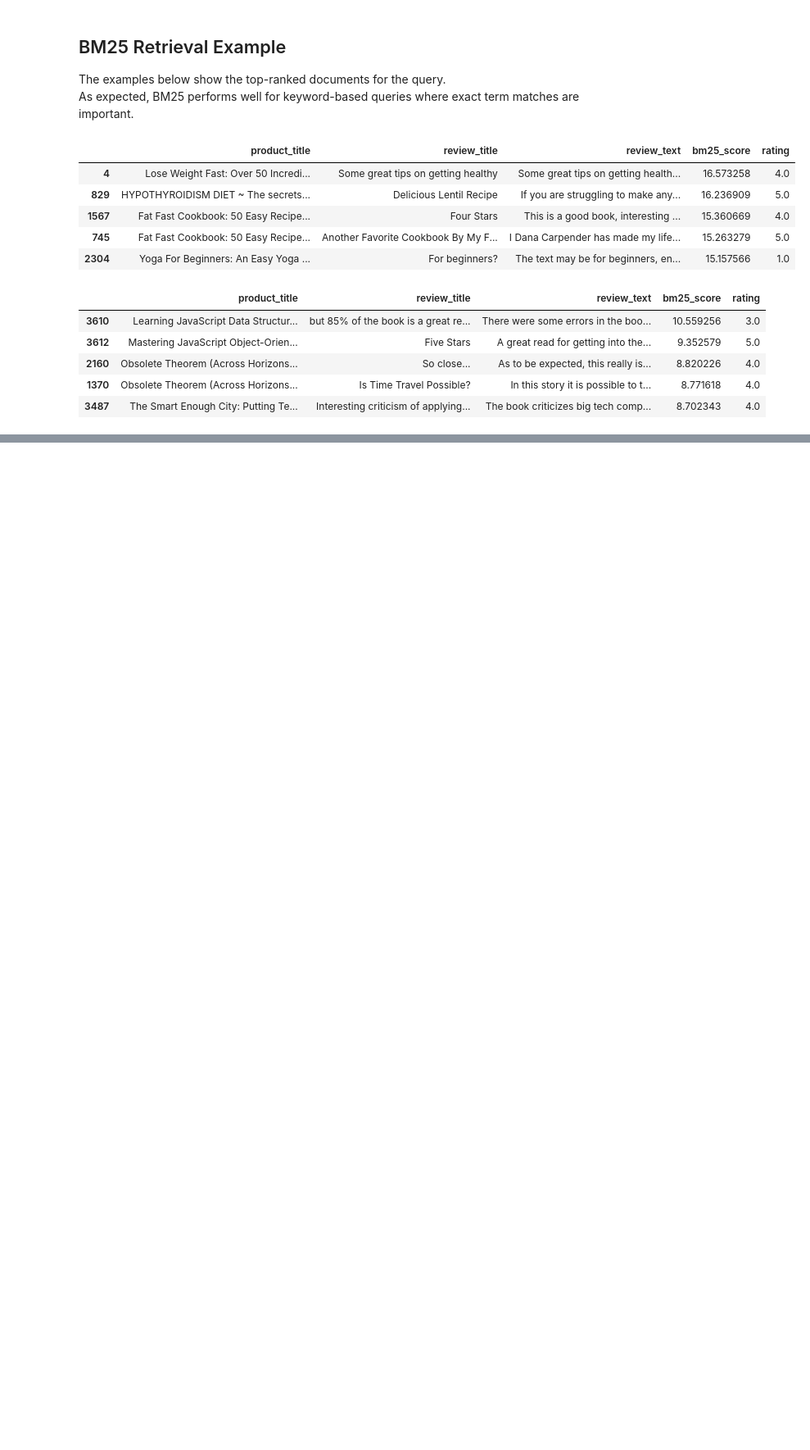
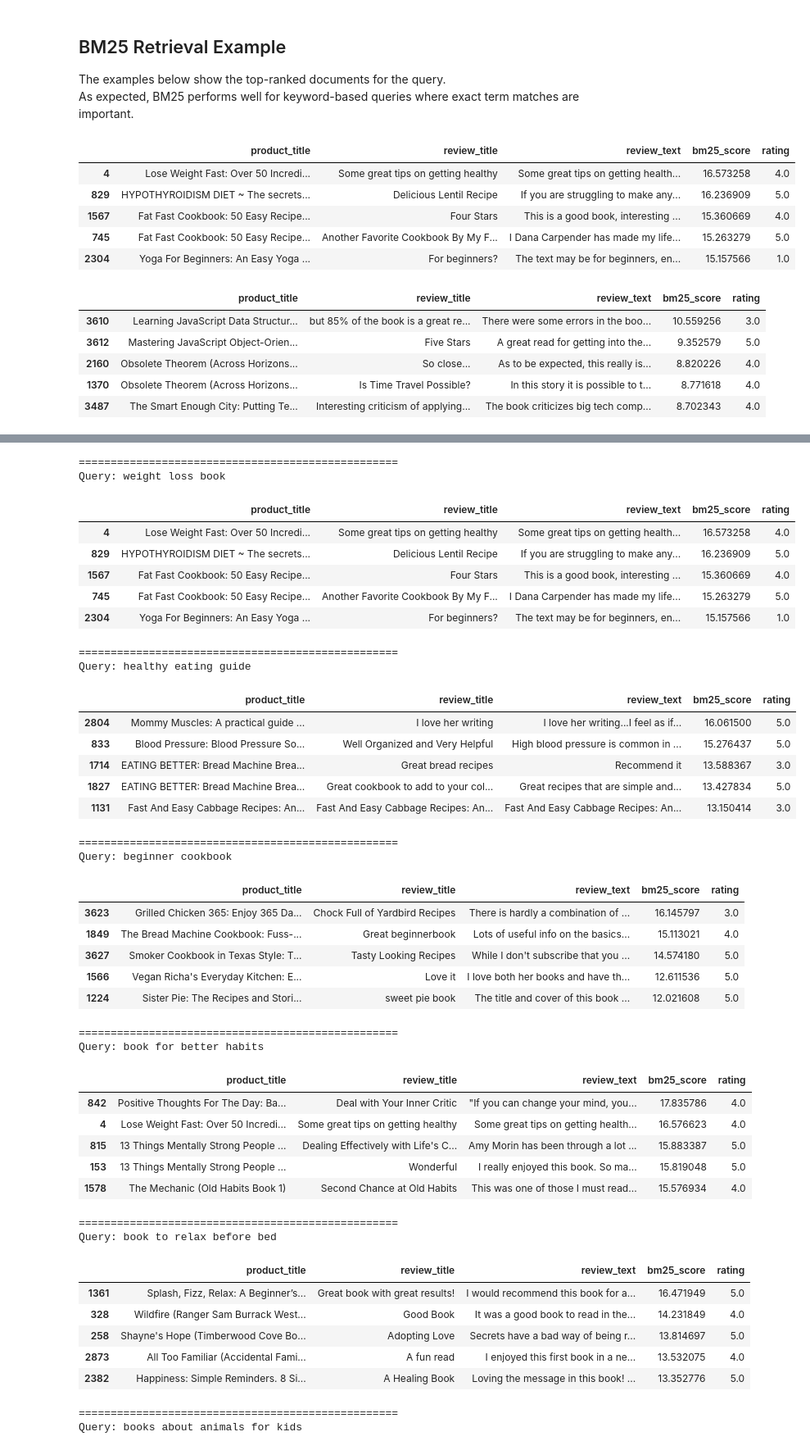
Before and after one commit to UBC-MDS/DSCI_575_project_artazyan_eduard08, a Jupyter notebook: notebooks/milestone1_exploration.ipynb, the cells around one changed output, grey strips where cells are left out. Shown at 82% size. Saved outputs shown, nothing was run; the diff lists cells and outputs as text; code cells hidden in the pictures; blank space fills up the shorter version.

Commit message:
Created 10 query set for evaluation

```diff
--- a/notebooks/milestone1_exploration.ipynb
+++ b/notebooks/milestone1_exploration.ipynb
@@ -378,0 +370,69 @@ bm25_ex3
+# %%
+queries = [
+    "weight loss book",
+    "healthy eating guide",
+    "beginner cookbook",
+
+    "book for better habits",
+    "book to relax before bed",
+    "books about animals for kids",
+
+    "best books for relaxing before sleep",
+    "stories about friendship and growth",
+    "good books for beginners learning investing",
+    "novels for long flights"
+]
+# %%
+bm25_outputs = {}
+
+for q in queries:
+    bm25_outputs[q] = bm25_search(q, bm25_model, merged_df, top_k=5)
+# %%
+for q in queries:
+
+    print("=" * 50)
+    print(f"Query: {q}")
+    display(bm25_outputs[q])
+# %% [output]
+==================================================
+Query: weight loss book
+|  | product_title | review_title | review_text | bm25_score | rating |
+| 4 | Lose Weight Fast: Over 50 Incredi... | Some great tips on getting healthy | Some great tips on getting health... | 16.573258 | 4.0 |
+| 829 | HYPOTHYROIDISM DIET ~ The secrets... | Delicious Lentil Recipe | If you are struggling to make any... | 16.236909 | 5.0 |
+| 1567 | Fat Fast Cookbook: 50 Easy Recipe... | Four Stars | This is a good book, interesting ... | 15.360669 | 4.0 |
+| 745 | Fat Fast Cookbook: 50 Easy Recipe... | Another Favorite Cookbook By My F... | I Dana Carpender has made my life... | 15.263279 | 5.0 |
+| 2304 | Yoga For Beginners: An Easy Yoga ... | For beginners? | The text may be for beginners, en... | 15.157566 | 1.0 |
+==================================================
+Query: healthy eating guide
+|  | product_title | review_title | review_text | bm25_score | rating |
+| 2804 | Mommy Muscles: A practical guide ... | I love her writing | I love her writing...I feel as if... | 16.061500 | 5.0 |
+| 833 | Blood Pressure: Blood Pressure So... | Well Organized and Very Helpful | High blood pressure is common in ... | 15.276437 | 5.0 |
+| 1714 | EATING BETTER: Bread Machine Brea... | Great bread recipes | Recommend it | 13.588367 | 3.0 |
+| 1827 | EATING BETTER: Bread Machine Brea... | Great cookbook to add to your col... | Great recipes that are simple and... | 13.427834 | 5.0 |
+| 1131 | Fast And Easy Cabbage Recipes: An... | Fast And Easy Cabbage Recipes: An... | Fast And Easy Cabbage Recipes: An... | 13.150414 | 3.0 |
+==================================================
+Query: beginner cookbook
+|  | product_title | review_title | review_text | bm25_score | rating |
+| 3623 | Grilled Chicken 365: Enjoy 365 Da... | Chock Full of Yardbird Recipes | There is hardly a combination of ... | 16.145797 | 3.0 |
+| 1849 | The Bread Machine Cookbook: Fuss-... | Great beginnerbook | Lots of useful info on the basics... | 15.113021 | 4.0 |
+| 3627 | Smoker Cookbook in Texas Style: T... | Tasty Looking Recipes | While I don't subscribe that you ... | 14.574180 | 5.0 |
+| 1566 | Vegan Richa's Everyday Kitchen: E... | Love it | I love both her books and have th... | 12.611536 | 5.0 |
+| 1224 | Sister Pie: The Recipes and Stori... | sweet pie book | The title and cover of this book ... | 12.021608 | 5.0 |
+==================================================
+Query: book for better habits
+|  | product_title | review_title | review_text | bm25_score | rating |
+| 842 | Positive Thoughts For The Day: Ba... | Deal with Your Inner Critic | "If you can change your mind, you... | 17.835786 | 4.0 |
+| 4 | Lose Weight Fast: Over 50 Incredi... | Some great tips on getting healthy | Some great tips on getting health... | 16.576623 | 4.0 |
+| 815 | 13 Things Mentally Strong People ... | Dealing Effectively with Life's C... | Amy Morin has been through a lot ... | 15.883387 | 5.0 |
+| 153 | 13 Things Mentally Strong People ... | Wonderful | I really enjoyed this book. So ma... | 15.819048 | 5.0 |
+| 1578 | The Mechanic (Old Habits Book 1) | Second Chance at Old Habits | This was one of those I must read... | 15.576934 | 4.0 |
+==================================================
+Query: book to relax before bed
+|  | product_title | review_title | review_text | bm25_score | rating |
+| 1361 | Splash, Fizz, Relax: A Beginner’s... | Great book with great results! | I would recommend this book for a... | 16.471949 | 5.0 |
+| 328 | Wildfire (Ranger Sam Burrack West... | Good Book | It was a good book to read in the... | 14.231849 | 4.0 |
+| 258 | Shayne's Hope (Timberwood Cove Bo... | Adopting Love | Secrets have a bad way of being r... | 13.814697 | 5.0 |
+| 2873 | All Too Familiar (Accidental Fami... | A fun read | I enjoyed this first book in a ne... | 13.532075 | 4.0 |
+| 2382 | Happiness: Simple Reminders. 8 Si... | A Healing Book | Loving the message in this book! ... | 13.352776 | 5.0 |
+==================================================
+Query: books about animals for kids
```
Also changed, not shown: parts of 3 cells of this notebook.
